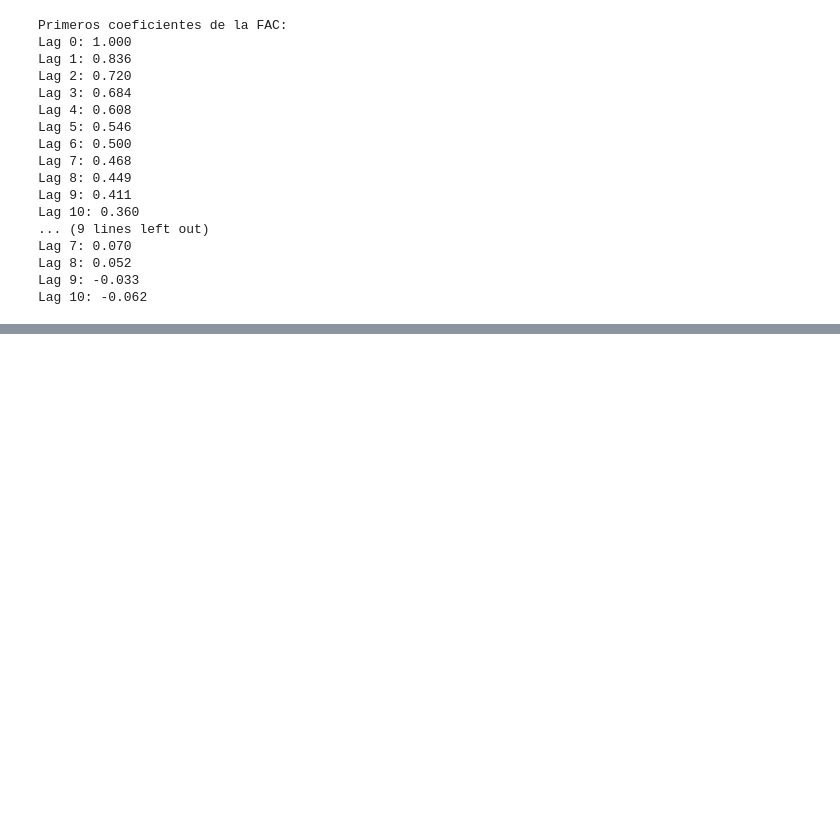
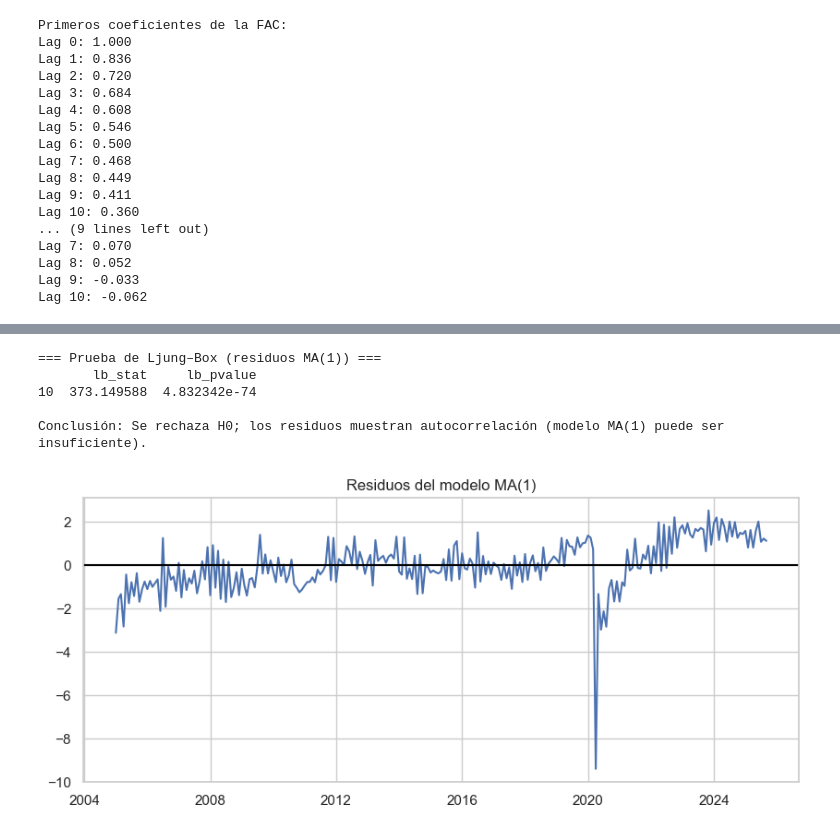
Before and after one commit to nuriaarroyo/ecoII, a Jupyter notebook: trabajo de clase/proyectofinal/ProyectoFinalEconometriaII.ipynb, the cells around one changed output, grey strips where cells are left out. Saved outputs shown, nothing was run; the diff lists cells and outputs as text; code cells hidden in the pictures; blank space fills up the shorter version.

```diff
--- a/trabajo de clase/proyectofinal/ProyectoFinalEconometriaII.ipynb
+++ b/trabajo de clase/proyectofinal/ProyectoFinalEconometriaII.ipynb
@@ -379,0 +474,17 @@ Lag 10: -0.062
+# %%
+#  MA(1)
+
+model_ma1 = ARIMA(serie, order=(0, 0, 1)).fit()
+
+print("=== Modelo MA(1) estimado sobre la serie en niveles ===")
+print(model_ma1.summary())
+
+#  Extraer parámetros clave
+theta1 = model_ma1.params.get('ma.L1', float('nan'))
+const = model_ma1.params.get('const', float('nan'))
+
+print("\nParámetros principales:")
+print(f"Constante: {const:.4f}")
+print(f"Theta_1 (MA1): {theta1:.4f}")
+print(f"AIC: {model_ma1.aic:.2f}")
+print(f"BIC: {model_ma1.bic:.2f}")
@@ -379,0 +509,30 @@ Lag 10: -0.062
+# %%
+
+# 4) Residuos del modelo
+resid = model_ma1.resid
+
+# 4.3) Prueba de Ljung–Box para los residuos
+lb = acorr_ljungbox(resid, lags=[10], return_df=True)
+
+print("\n=== Prueba de Ljung–Box (residuos MA(1)) ===")
+print(lb)
+
+pval = lb['lb_pvalue'].iloc[0]
+if pval > 0.05:
+    print("\nConclusión: No se rechaza H0 de 'no autocorrelación' en los residuos (ruido blanco).")
+else:
+    print("\nConclusión: Se rechaza H0; los residuos muestran autocorrelación (modelo MA(1) puede ser insuficiente).")
+# %% [output]
+=== Prueba de Ljung–Box (residuos MA(1)) ===
+       lb_stat     lb_pvalue
+10  373.149588  4.832342e-74
+
+Conclusión: Se rechaza H0; los residuos muestran autocorrelación (modelo MA(1) puede ser insuficiente).
+# %%
+plt.figure(figsize=(10,4))
+plt.plot(serie.index, resid)
+plt.axhline(0, color='black')
+plt.title("Residuos del modelo MA(1)")
+plt.show()
+# %% [output]
+[figure, added]
```
Also changed, not shown: parts of 17 cells of this notebook.
